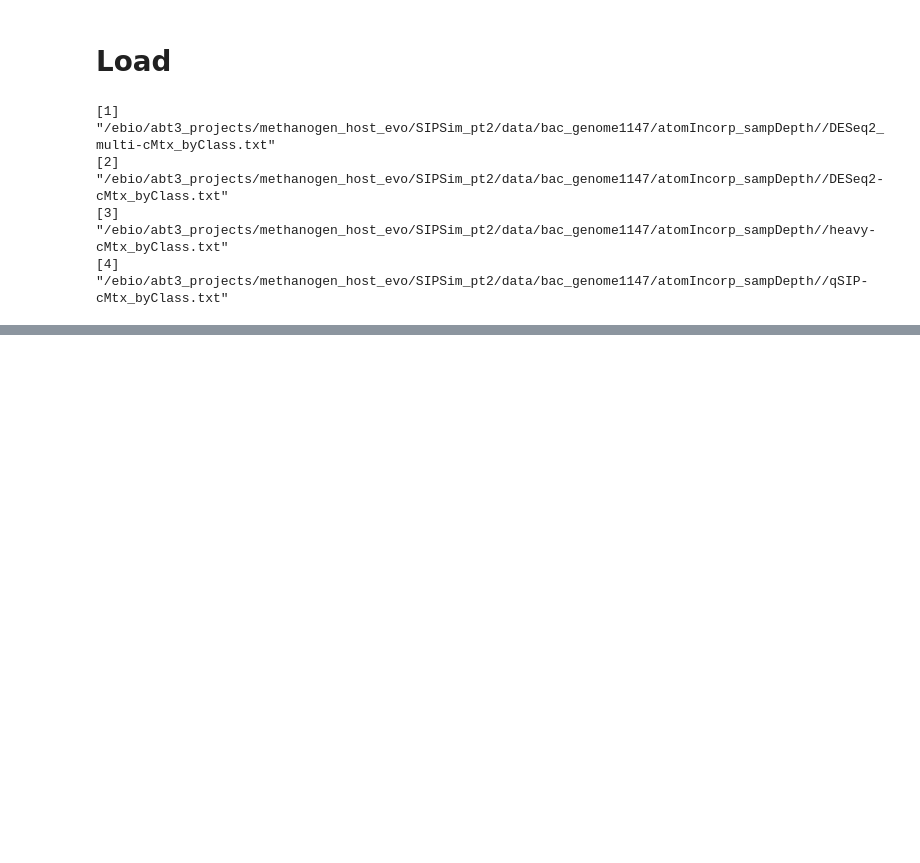
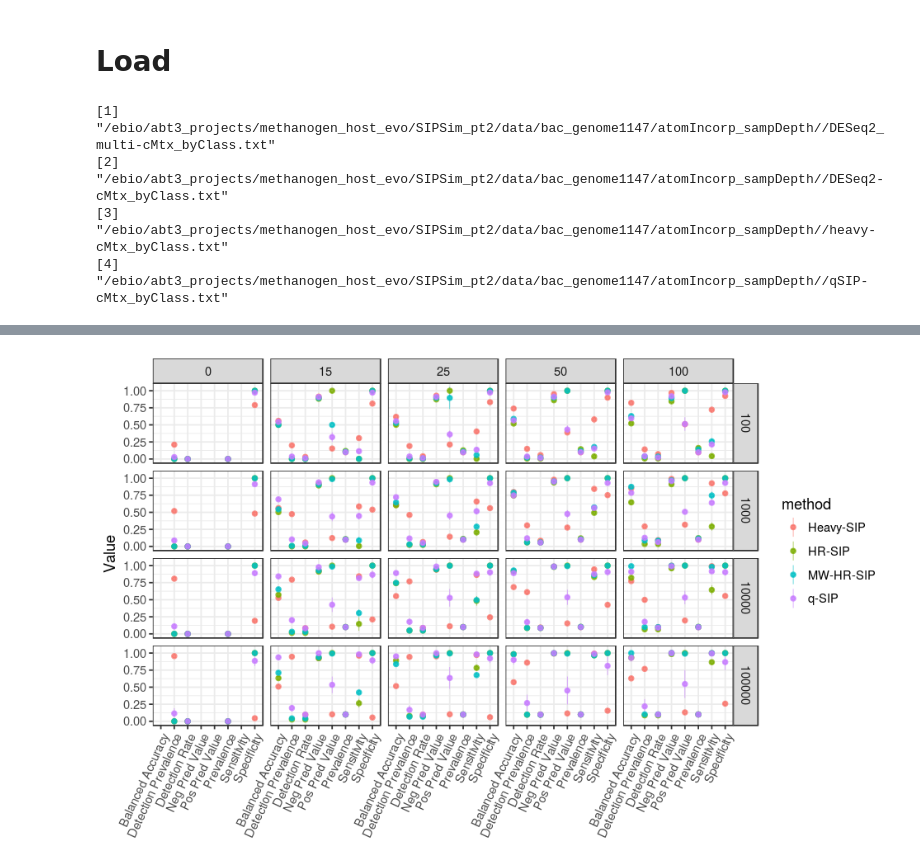
Before and after one commit to nick-youngblut/SIPSim, a Jupyter notebook: ipynb/bac_genome/n1147_pt2/atomIncorp_sampDepthR.ipynb, the cells around one changed output, grey strips where cells are left out. Cells and saved outputs as stored; diff of their text form; code cells hidden in the pictures; blank space fills up the shorter version.

Commit message:
atomIncorp_sampDepth: full run complete

```diff
--- a/ipynb/bac_genome/n1147_pt2/atomIncorp_sampDepthR.ipynb
+++ b/ipynb/bac_genome/n1147_pt2/atomIncorp_sampDepthR.ipynb
@@ -73,20 +63,22 @@ Warning message in inner_join_impl(x, y, by$x, by$y, suffix$x, suffix$y):
 # %%
 # summarize by SIPSim rep & library rep
 df_byClass.s = df_byClass %>%
-    group_by(method, percIncorp, percTaxa, variables) %>%
+    group_by(method, percIncorp, subsample_size, variables) %>%
     summarize(mean_value = mean(values, na.rm=TRUE),
               sd_value = sd(values, na.rm=TRUE))
 
 # plotting
-ggplot(df_byClass.s, aes(variables, mean_value, color=method,
+options(repr.plot.width=8, repr.plot.height=5)
+p = ggplot(df_byClass.s, aes(variables, mean_value, color=method,
                          ymin=mean_value-sd_value,
                          ymax=mean_value+sd_value)) +
     geom_pointrange(alpha=0.8, size=0.2) +
     labs(y='Value') +
-    facet_grid(percTaxa ~ percIncorp) +
+    facet_grid(subsample_size ~ percIncorp) +
     theme_bw() +
     theme(
-        text = element_text(size=16),
         axis.title.x = element_blank(),
-        axis.text.x = element_text(angle=45, hjust=1)
+        axis.text.x = element_text(angle=65, hjust=1)
     )
+plot(p)
+# %% [output]
@@ -92,0 +87 @@ ggplot(df_byClass.s, aes(variables, mean_value, color=method,
+[figure, added]
```
Also changed, not shown: parts of 5 cells of this notebook, 1 other file.
